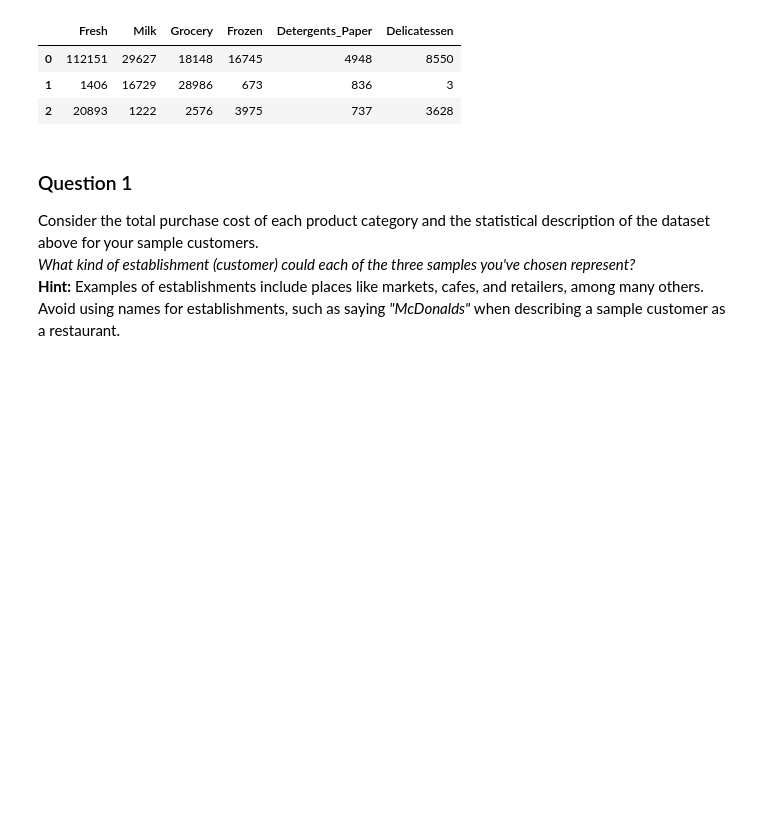
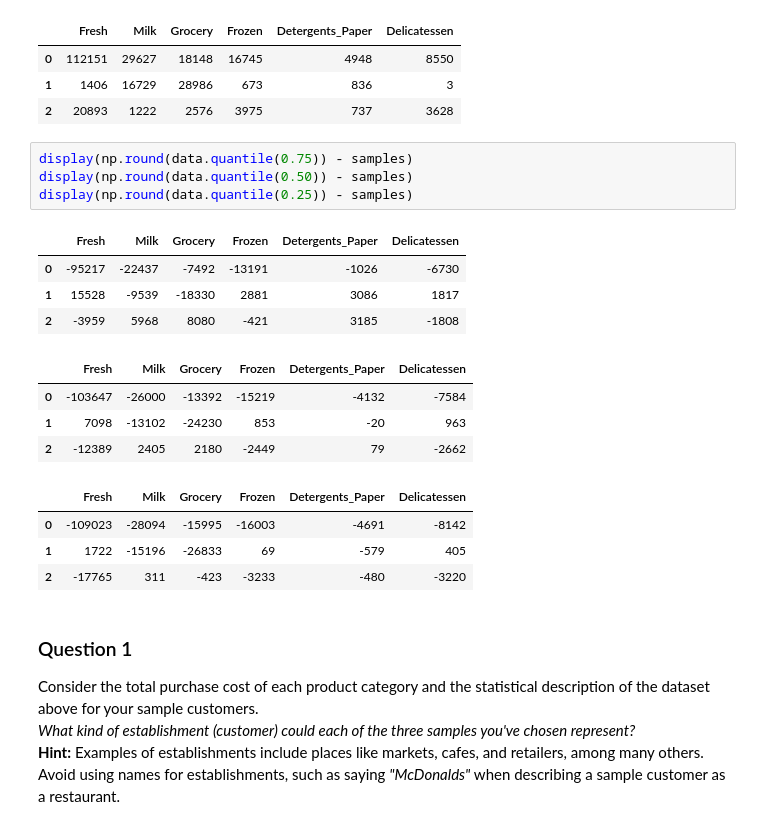
Before and after one commit to puneetvohra/Udacity-Projects, a Jupyter notebook: P3 customer_segments/customer_segments.ipynb, the cells around one changed output. Cells and saved outputs as stored; diff of their text form; blank space fills up the shorter version.

```diff
--- a/P3 customer_segments/customer_segments.ipynb
+++ b/P3 customer_segments/customer_segments.ipynb
@@ -70,6 +70,23 @@ Chosen samples of wholesale customers dataset:
 | 0 | 112151 | 29627 | 18148 | 16745 | 4948 | 8550 |
 | 1 | 1406 | 16729 | 28986 | 673 | 836 | 3 |
 | 2 | 20893 | 1222 | 2576 | 3975 | 737 | 3628 |
+# %%
+display(np.round(data.quantile(0.75)) - samples)
+display(np.round(data.quantile(0.50)) - samples)
+display(np.round(data.quantile(0.25)) - samples)
+# %% [output]
+|  | Fresh | Milk | Grocery | Frozen | Detergents_Paper | Delicatessen |
+| 0 | -95217 | -22437 | -7492 | -13191 | -1026 | -6730 |
+| 1 | 15528 | -9539 | -18330 | 2881 | 3086 | 1817 |
+| 2 | -3959 | 5968 | 8080 | -421 | 3185 | -1808 |
+|  | Fresh | Milk | Grocery | Frozen | Detergents_Paper | Delicatessen |
+| 0 | -103647 | -26000 | -13392 | -15219 | -4132 | -7584 |
+| 1 | 7098 | -13102 | -24230 | 853 | -20 | 963 |
+| 2 | -12389 | 2405 | 2180 | -2449 | 79 | -2662 |
+|  | Fresh | Milk | Grocery | Frozen | Detergents_Paper | Delicatessen |
+| 0 | -109023 | -28094 | -15995 | -16003 | -4691 | -8142 |
+| 1 | 1722 | -15196 | -26833 | 69 | -579 | 405 |
+| 2 | -17765 | 311 | -423 | -3233 | -480 | -3220 |
 # %% [markdown]
 ### Question 1
 Consider the total purchase cost of each product category and the statistical description of the dataset above for your sample customers.
```
Also changed, not shown: parts of 11 cells of this notebook, 2 other files.
